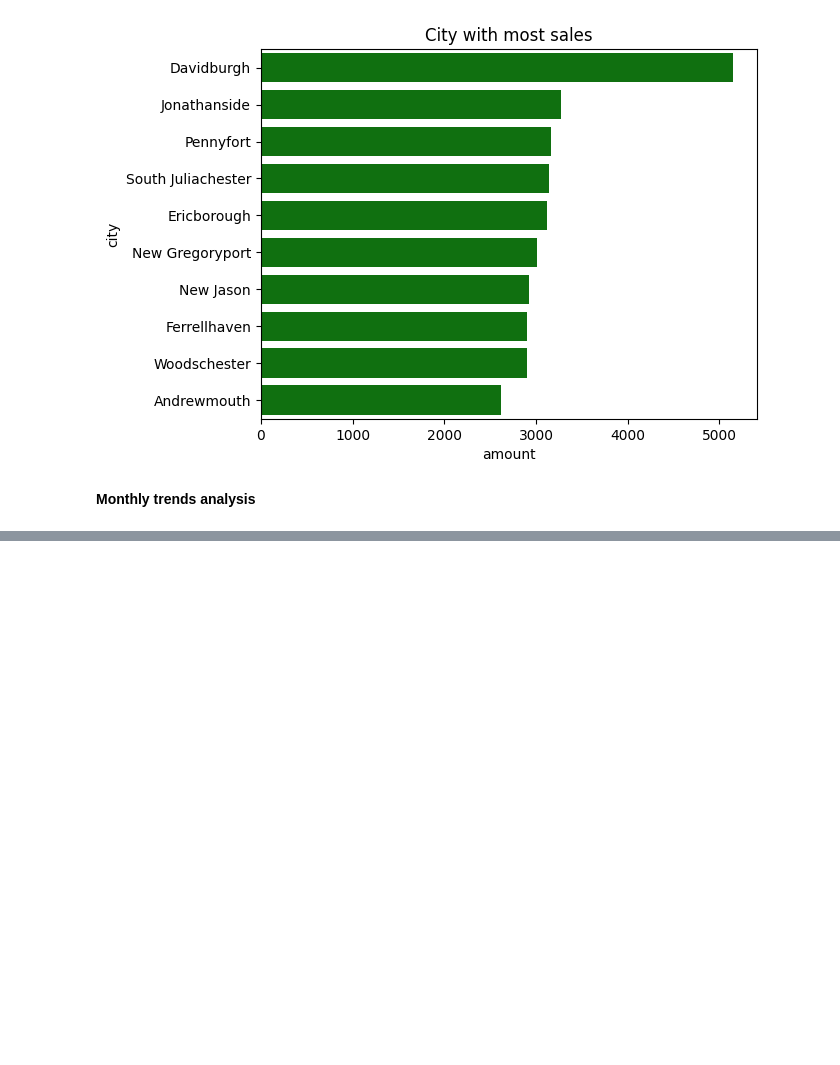
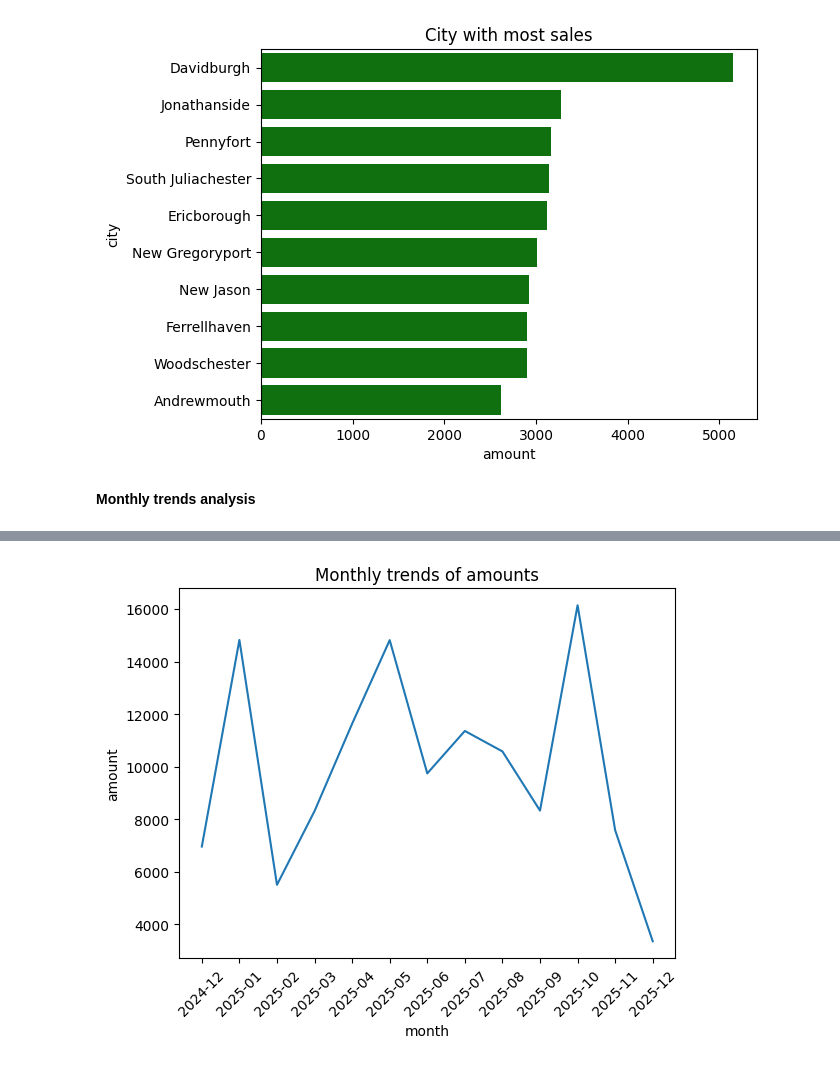
Before and after one commit to Aayam-Rimal/postgreSQL, a Jupyter notebook: analysis.ipynb, the cells around one changed output, grey strips where cells are left out. Saved outputs shown, nothing was run; the diff lists cells and outputs as text; code cells hidden in the pictures; blank space fills up the shorter version.

```diff
--- a/analysis.ipynb
+++ b/analysis.ipynb
@@ -177,0 +183,7 @@ df['month']= df['date'].dt.to_period('M')
+# %%
+sns.lineplot(data=monthly_sales, x='month', y='amount')
+plt.title("Monthly trends of amounts")
+plt.xticks(rotation=45)
+plt.show()
+# %% [output]
+[figure, added]
```
Also changed, not shown: parts of 7 cells of this notebook.
